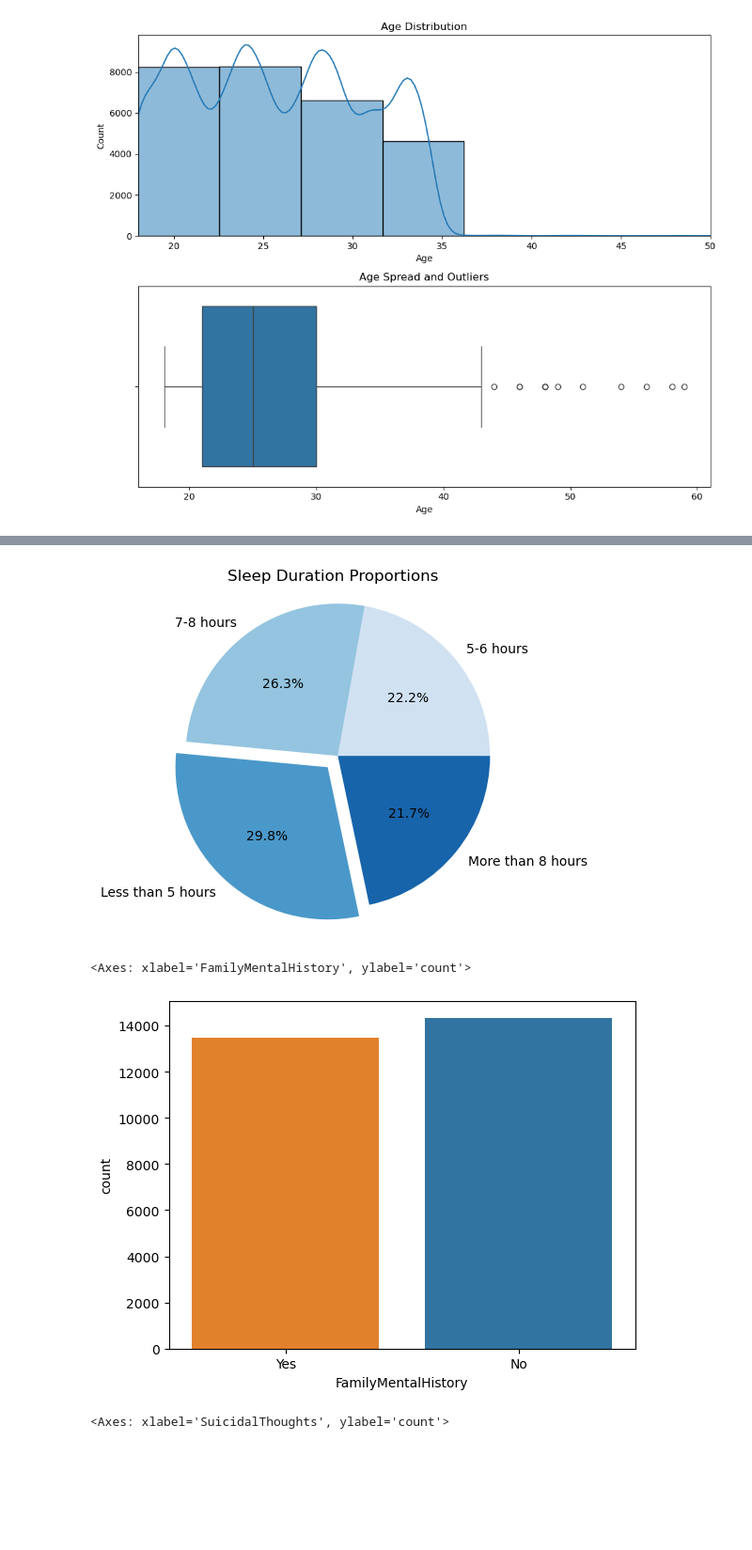
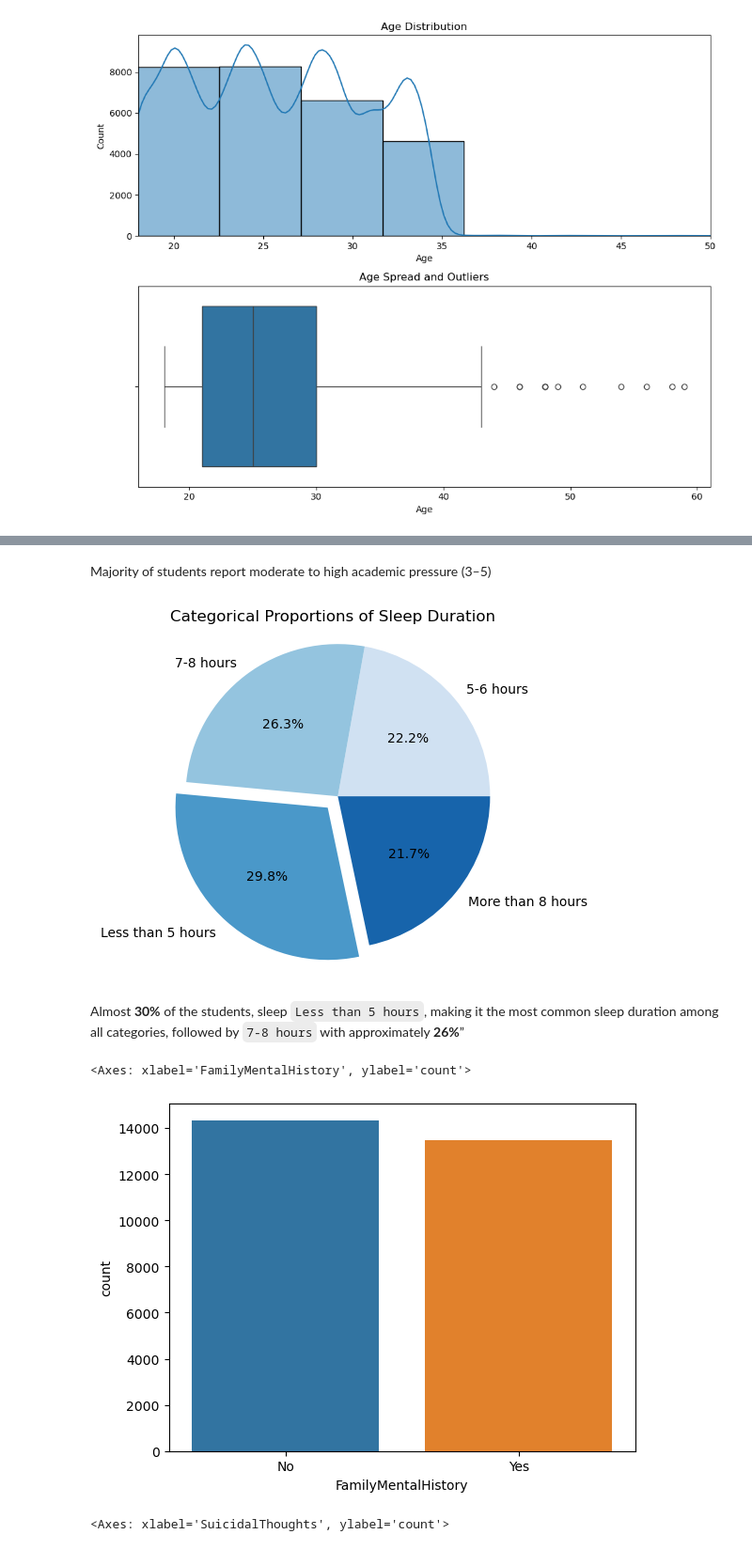
Before and after one commit to Siddharth-Saravanan/Student_Depression_Analysis_and_Prediction_using_Machine_Learning, a Jupyter notebook: student_depression_prediction.ipynb, the cells around one changed output, grey strips where cells are left out. Shown at 94% size. Saved outputs shown, nothing was run; the diff lists cells and outputs as text; code cells hidden in the pictures; blank space fills up the shorter version.

Commit message:
Added insights for each variable in Univariate analysis upto Academic Pressure

```diff
--- a/student_depression_prediction.ipynb
+++ b/student_depression_prediction.ipynb
@@ -623,3 +649,5 @@ Text(0, 0.5, 'Number of Students')
+# %% [markdown]
+Majority of students report moderate to high academic pressure (3–5)
 # %%
 # Sleep Duration Proportions
 
@@ -627,20 +655,26 @@ colors = sns.color_palette("Blues", n_colors=len(depr_df['Sleep Duration'].uniqu
 
 sleep_counts = depr_df['Sleep Duration'].value_counts().sort_index()
 
-explode = [0, 0, 0.1, 0]  # Only explode the third slice
+explode = [0, 0, 0.1, 0]
 plt.pie(sleep_counts, labels=sleep_counts.index, autopct='%1.1f%%',
         colors=colors, explode=explode)
 plt.axis('equal')
-plt.title("Sleep Duration Proportions")
+plt.title("Categorical Proportions of Sleep Duration")
 plt.show()
 # %% [output]
-[figure, old version]
+[figure, new version]
+# %% [markdown]
+Almost **30%** of the students, sleep `Less than 5 hours`, making it the most common sleep duration among all categories, followed by `7-8 hours` with approximately **26%**”
 # %%
-order = ['Yes','No']
-sns.countplot(data=depr_df, x='FamilyMentalHistory', hue='FamilyMentalHistory', order=order, legend=False)
+sns.countplot(
+    data=depr_df,
+    x="FamilyMentalHistory",
+    hue="FamilyMentalHistory",
+    legend=False
+)
 # %% [output]
 <Axes: xlabel='FamilyMentalHistory', ylabel='count'>
-[figure, old version]
+[figure, new version]
 # %%
 sns.countplot(data=depr_df, x='SuicidalThoughts', hue='SuicidalThoughts', legend=False)
 # %% [output]
```
Also changed, not shown: parts of 14 cells of this notebook.
